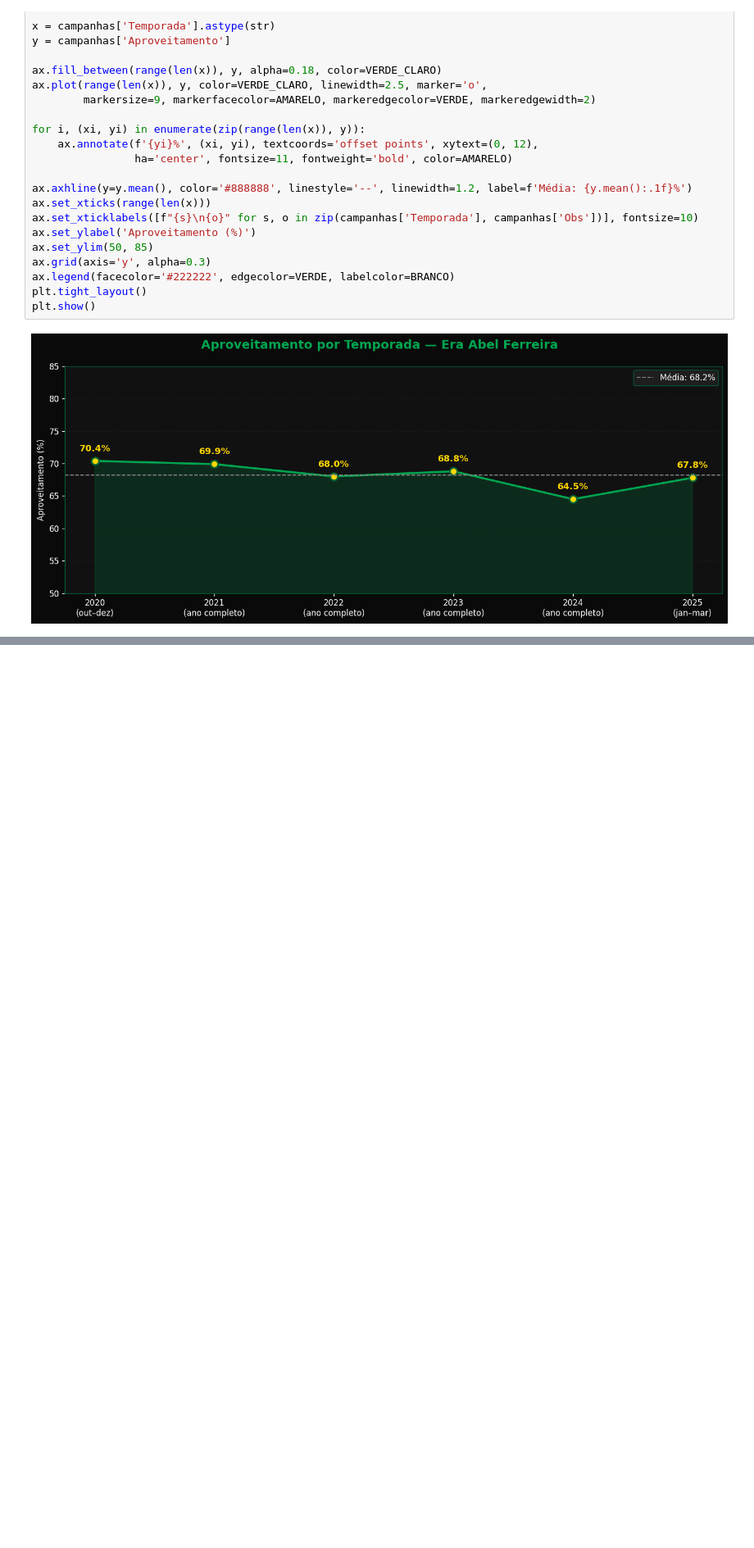
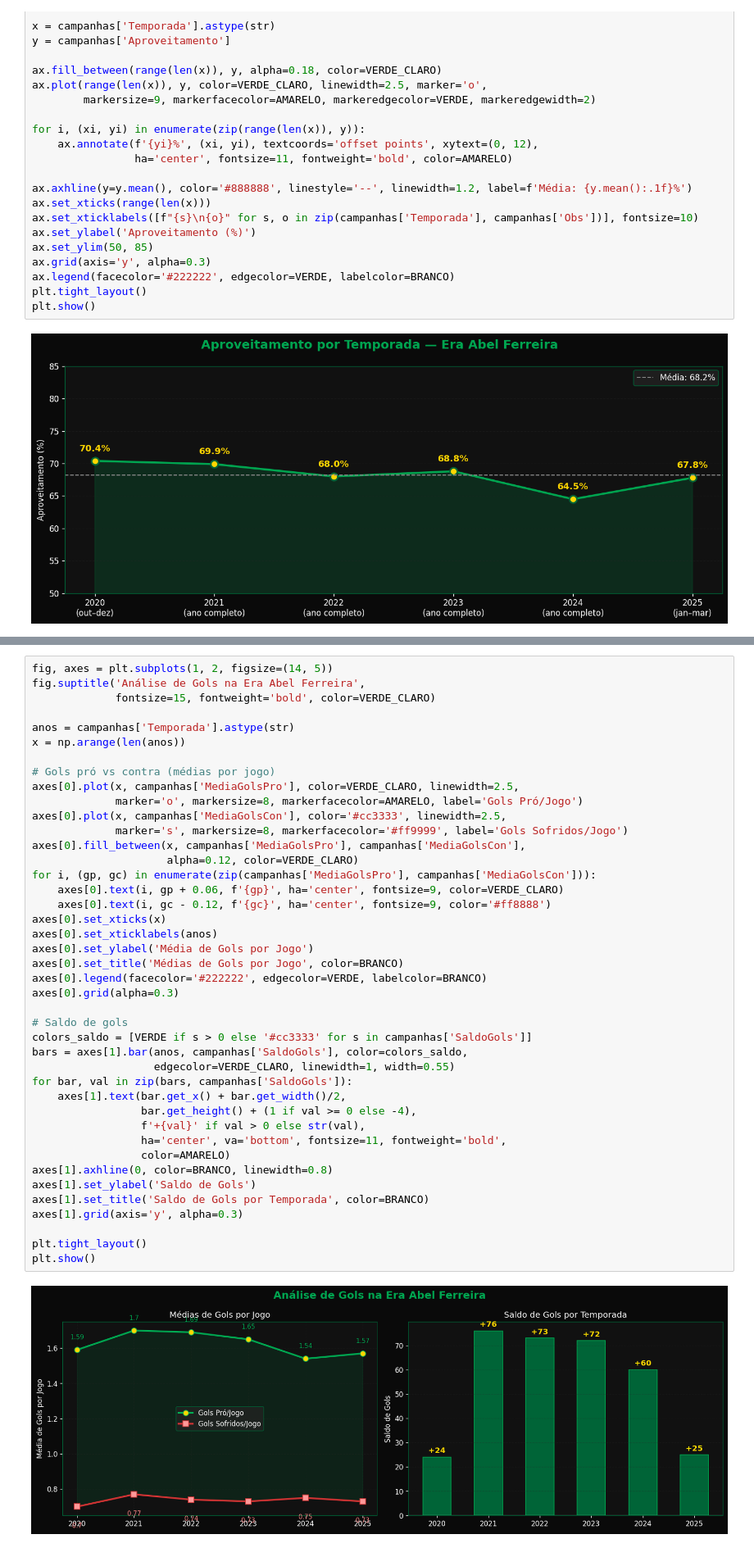
Before and after one commit to mjrd05/Projeto_Aproveitamento, a Jupyter notebook: Aproveitamento Abel.ipynb, the cells around one changed output, grey strips where cells are left out. Shown at 82% size. Drawn from its saved outputs; the diff is of its cells as text; blank space fills up the shorter version.

```diff
--- a/Aproveitamento Abel.ipynb
+++ b/Aproveitamento Abel.ipynb
@@ -167,0 +199,44 @@ plt.show()
+# %%
+fig, axes = plt.subplots(1, 2, figsize=(14, 5))
+fig.suptitle('Análise de Gols na Era Abel Ferreira',
+             fontsize=15, fontweight='bold', color=VERDE_CLARO)
+
+anos = campanhas['Temporada'].astype(str)
+x = np.arange(len(anos))
+
+# Gols pró vs contra (médias por jogo)
+axes[0].plot(x, campanhas['MediaGolsPro'], color=VERDE_CLARO, linewidth=2.5,
+             marker='o', markersize=8, markerfacecolor=AMARELO, label='Gols Pró/Jogo')
+axes[0].plot(x, campanhas['MediaGolsCon'], color='#cc3333', linewidth=2.5,
+             marker='s', markersize=8, markerfacecolor='#ff9999', label='Gols Sofridos/Jogo')
+axes[0].fill_between(x, campanhas['MediaGolsPro'], campanhas['MediaGolsCon'],
+                     alpha=0.12, color=VERDE_CLARO)
+for i, (gp, gc) in enumerate(zip(campanhas['MediaGolsPro'], campanhas['MediaGolsCon'])):
+    axes[0].text(i, gp + 0.06, f'{gp}', ha='center', fontsize=9, color=VERDE_CLARO)
+    axes[0].text(i, gc - 0.12, f'{gc}', ha='center', fontsize=9, color='#ff8888')
+axes[0].set_xticks(x)
+axes[0].set_xticklabels(anos)
+axes[0].set_ylabel('Média de Gols por Jogo')
+axes[0].set_title('Médias de Gols por Jogo', color=BRANCO)
+axes[0].legend(facecolor='#222222', edgecolor=VERDE, labelcolor=BRANCO)
+axes[0].grid(alpha=0.3)
+
+# Saldo de gols
+colors_saldo = [VERDE if s > 0 else '#cc3333' for s in campanhas['SaldoGols']]
+bars = axes[1].bar(anos, campanhas['SaldoGols'], color=colors_saldo,
+                   edgecolor=VERDE_CLARO, linewidth=1, width=0.55)
+for bar, val in zip(bars, campanhas['SaldoGols']):
+    axes[1].text(bar.get_x() + bar.get_width()/2,
+                 bar.get_height() + (1 if val >= 0 else -4),
+                 f'+{val}' if val > 0 else str(val),
+                 ha='center', va='bottom', fontsize=11, fontweight='bold',
+                 color=AMARELO)
+axes[1].axhline(0, color=BRANCO, linewidth=0.8)
+axes[1].set_ylabel('Saldo de Gols')
+axes[1].set_title('Saldo de Gols por Temporada', color=BRANCO)
+axes[1].grid(axis='y', alpha=0.3)
+
+plt.tight_layout()
+plt.show()
+# %% [output]
+[figure, added]
```
Also changed, not shown: parts of 1 cell of this notebook.
